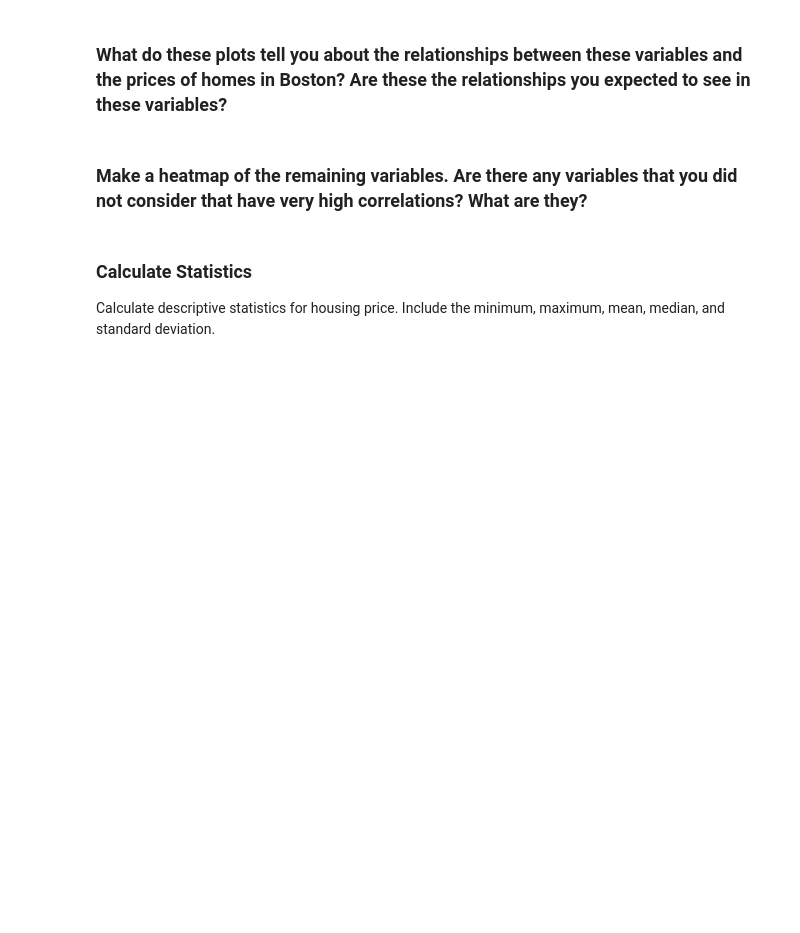
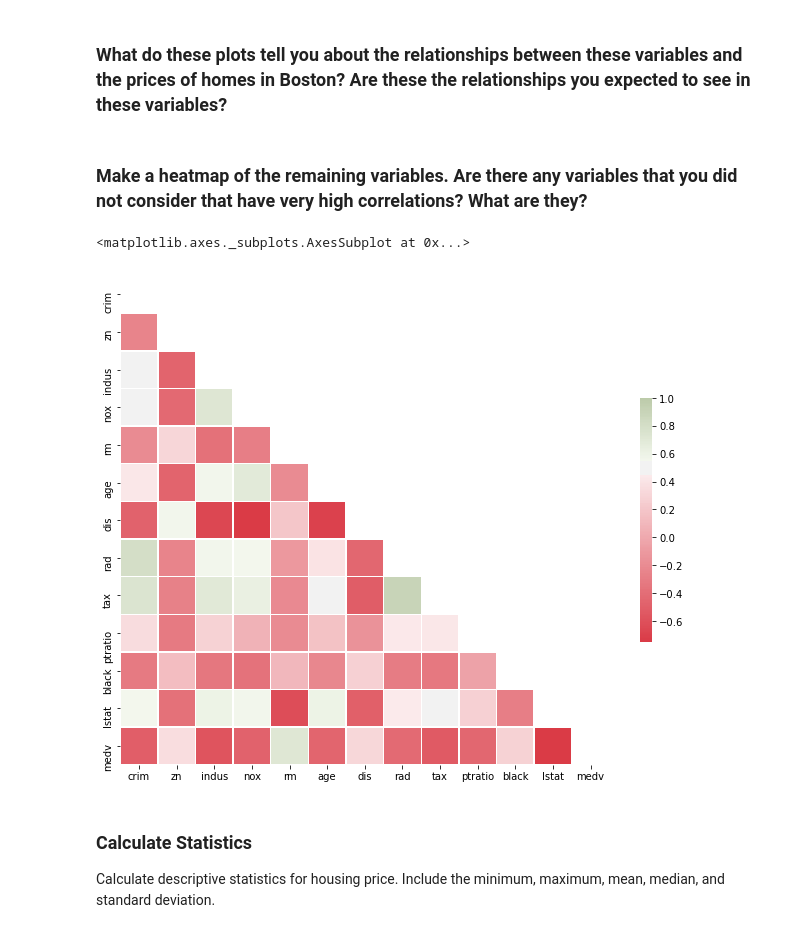
Before and after one commit to Carleto04/lab-problems-with-ML, a Jupyter notebook: your-code/lab_boston_housing.ipynb, the cells around one changed output. Cells and saved outputs as stored; diff of their text form; code cells hidden in the pictures; blank space fills up the shorter version.

```diff
--- a/your-code/lab_boston_housing.ipynb
+++ b/your-code/lab_boston_housing.ipynb
@@ -127,3 +170,14 @@ sns.regplot(x="indus", y="medv", data=houses_boston, ax=ax4)
+# %%
+import seaborn as sns
+
+corr = boston_df_o.corr()
+mask = np.triu(np.ones_like(corr))
+fig, ax = plt.subplots(figsize=(11,9))
+cmap = sns.diverging_palette(10, 110, as_cmap=True)
+sns.heatmap(corr, mask=mask, cmap=cmap, vmax=1, center=0.5, square=True, linewidths=0.5, cbar_kws={"shrink":0.5})
+# %% [output]
+<matplotlib.axes._subplots.AxesSubplot at 0x...>
+[figure, added]
 # %% [markdown]
 ### Calculate Statistics
 Calculate descriptive statistics for housing price. Include the minimum, maximum, mean, median, and standard deviation.
```
Also changed, not shown: parts of 27 cells of this notebook.
